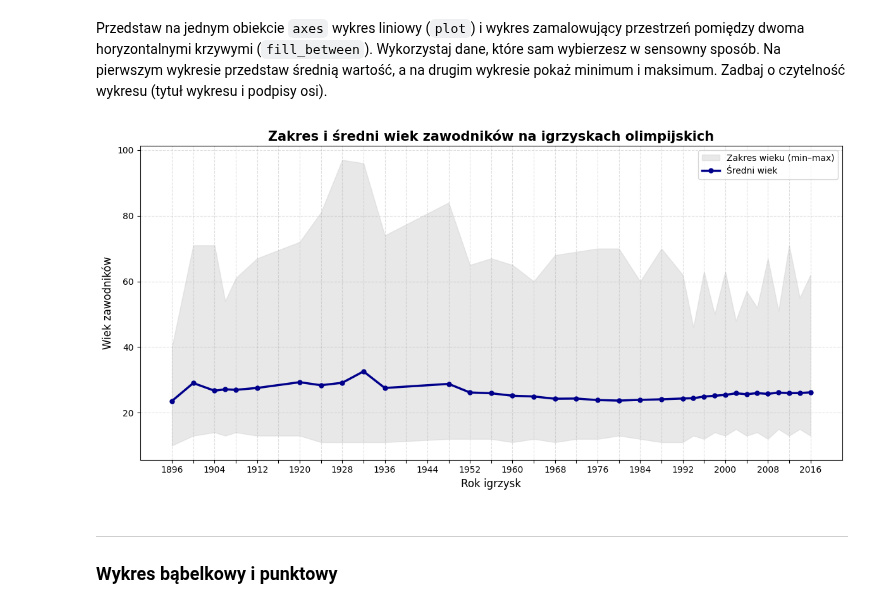
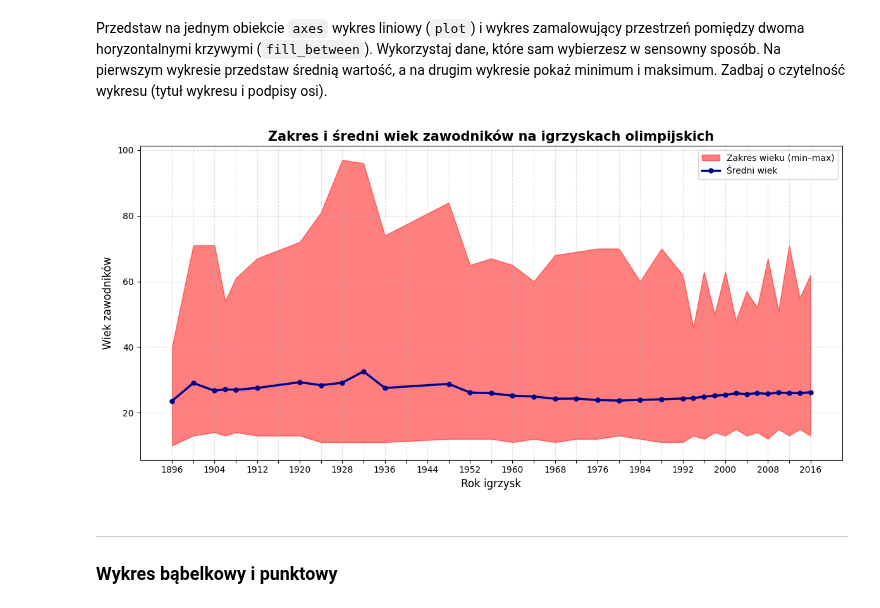
Before and after one commit to jedrek2504/Data_Visualization, a Jupyter notebook: matplotlib/1_Kostyk_Kwiecienski.ipynb, the cells around one changed output. Drawn from its saved outputs; the diff is of its cells as text; code cells hidden in the pictures.

```diff
--- a/matplotlib/1_Kostyk_Kwiecienski.ipynb
+++ b/matplotlib/1_Kostyk_Kwiecienski.ipynb
@@ -311,25 +311,25 @@ Przedstaw na jednym obiekcie `axes` wykres liniowy (`plot`) i wykres zamalowują
 # %%
 age = data.dropna(subset=["Age"])
 age_stats = age.groupby("Year")["Age"].agg(["mean", "min", "max"])
 years = age_stats.index
 mean_age = age_stats["mean"]
 min_age = age_stats["min"]
 max_age = age_stats["max"]
 plt.figure(figsize=(12, 6))
-plt.fill_between(years, min_age, max_age, color='lightgray', alpha=0.5, label='Zakres wieku (min–max)')
+plt.fill_between(years, min_age, max_age, color='red', alpha=0.5, label='Zakres wieku (min–max)')
 plt.plot(years, mean_age, color='darkblue', linewidth=2.5, linestyle='-', marker='o', markersize=5, label='Średni wiek')
 plt.xlabel("Rok igrzysk", fontsize=12)
 plt.ylabel("Wiek zawodników", fontsize=12)
 plt.title("Zakres i średni wiek zawodników na igrzyskach olimpijskich", fontsize=15, weight='bold')
 ticks = range(min(years), max(years)+1, 4)
 labels = [str(y) if y % 8 == 0 else "" for y in ticks]
 plt.xticks(ticks=ticks, labels=labels, fontsize=10)
 plt.grid(True, linestyle='--', alpha=0.4)
 plt.legend()
 plt.tight_layout()
 plt.show()
 # %% [output]
-[figure, old version]
+[figure, new version]
 # %% [markdown]
 --------------------
 ### Wykres bąbelkowy i punktowy
```
Also changed, not shown: parts of 3 cells of this notebook, 1 other file.
